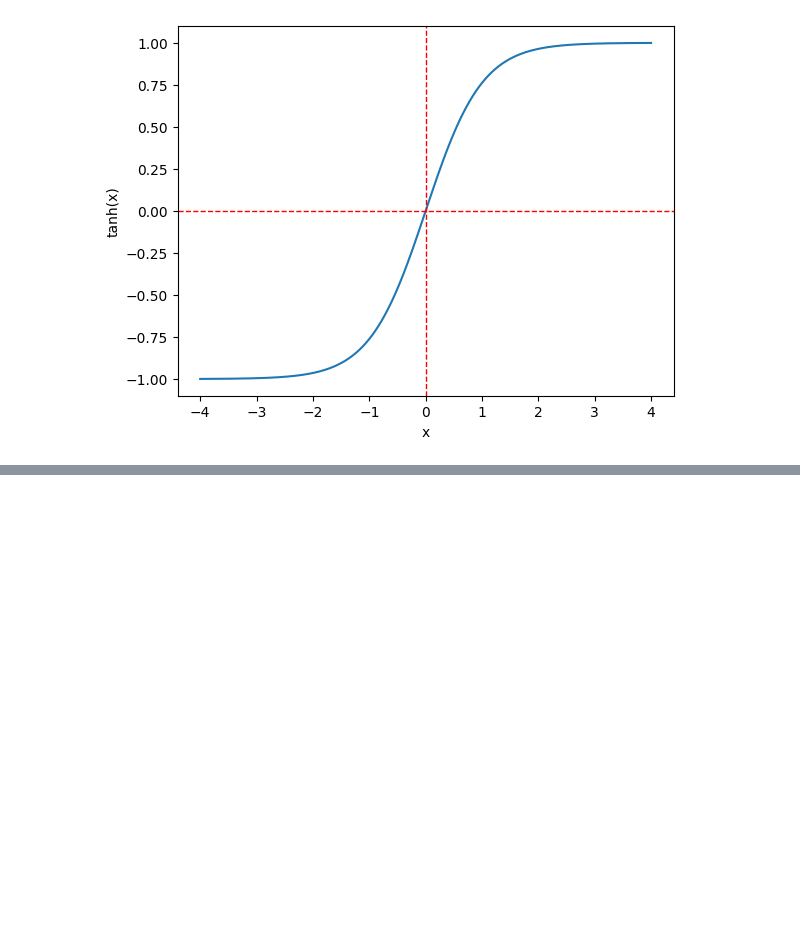
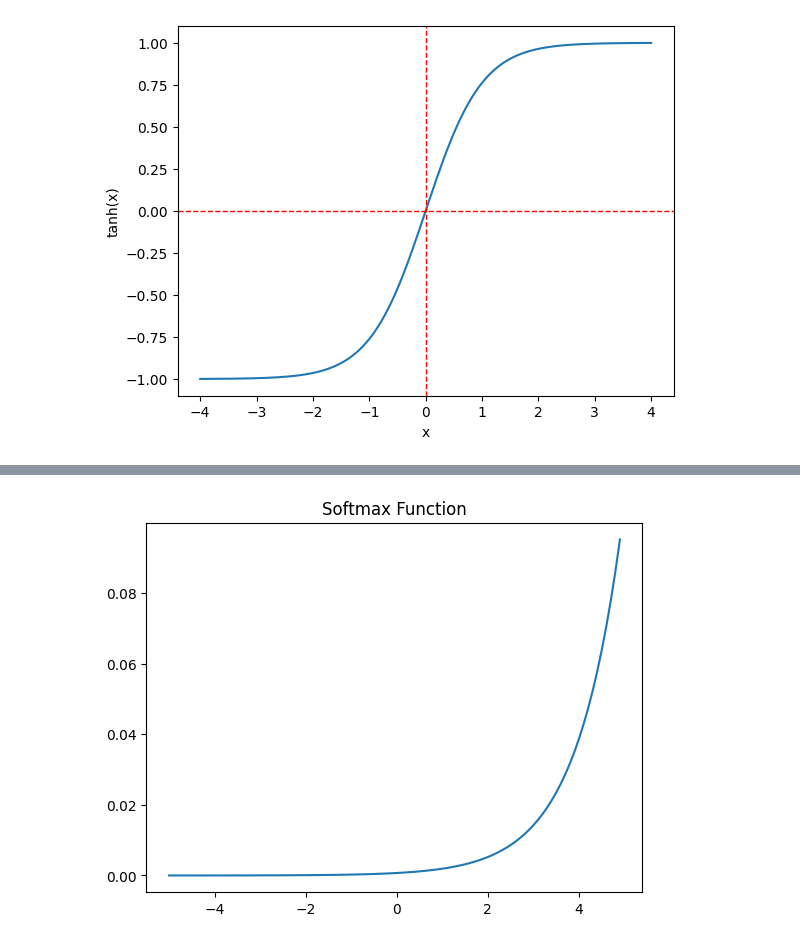
Before and after one commit to eunzzae/Study_DL, a Jupyter notebook: DL_pytorch_정리_231030.ipynb, the cells around one changed output, grey strips where cells are left out. Cells and saved outputs as stored; diff of their text form; code cells hidden in the pictures; blank space fills up the shorter version.

```diff
--- a/DL_pytorch_정리_231030.ipynb
+++ b/DL_pytorch_정리_231030.ipynb
@@ -64,0 +85,9 @@ plt.show()
+# %%
+x = np.arange(-5.0, 5.0, 0.1) # -5.0부터 5.0까지 0.1 간격 생성
+y = np.exp(x) / np.sum(np.exp(x))
+
+plt.plot(x, y)
+plt.title('Softmax Function')
+plt.show()
+# %% [output]
+[figure, added]
```
Also changed, not shown: parts of 11 cells of this notebook.
